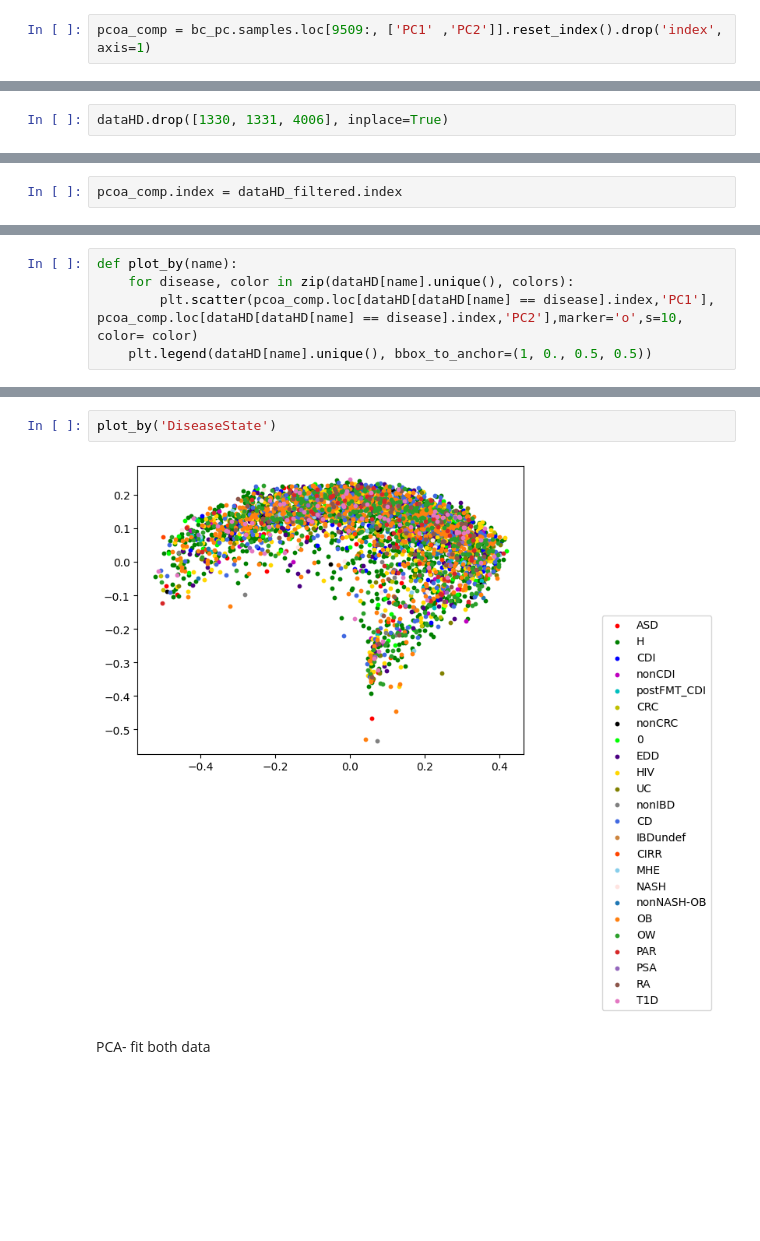
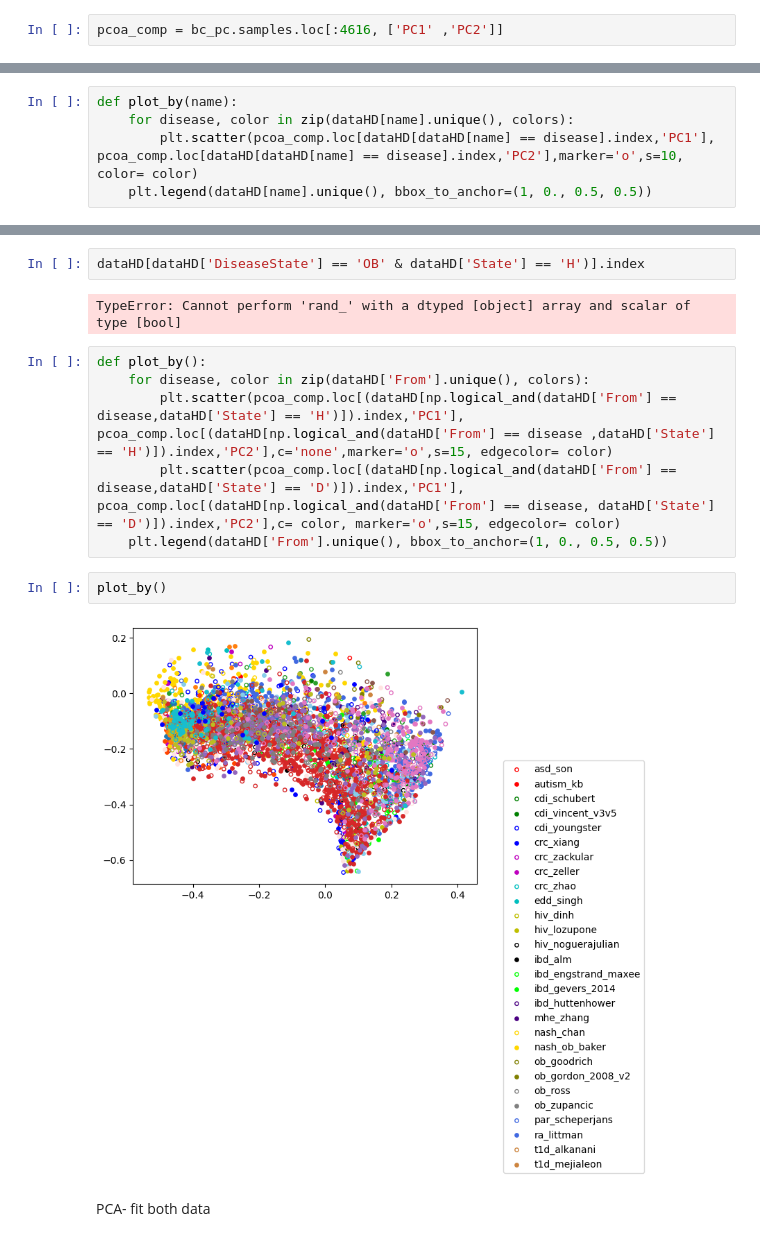
Before and after one commit to talnof1/microbiome_dysbiosis, a Jupyter notebook: american_gut/american_gut_pca.ipynb, the cells around one changed output, grey strips where cells are left out. Cells and saved outputs as stored; diff of their text form; blank space fills up the shorter version.

Commit message:
pcoa+loadings

```diff
--- a/american_gut/american_gut_pca.ipynb
+++ b/american_gut/american_gut_pca.ipynb
@@ -231,2 +181,2 @@ bc_pc = pcoa(bc_dm)
 # %%
-pcoa_comp = bc_pc.samples.loc[9509:, ['PC1'	,'PC2']].reset_index().drop('index', axis=1)
+pcoa_comp = bc_pc.samples.loc[:4616, ['PC1'	,'PC2']]
@@ -249,2 +182,0 @@ dataHD
-# %%
-dataHD.drop([1330, 1331, 4006], inplace=True)
@@ -308,5 +188,3 @@ pcoa_comp
-# %%
-pcoa_comp.index = dataHD_filtered.index
 # %%
 from sklearn.manifold import MDS
 from sklearn.metrics import pairwise_distances
@@ -352,7 +223,17 @@ def plot_by(name):
+# %%
+dataHD[dataHD['DiseaseState'] == 'OB' & dataHD['State'] == 'H')].index
+# %% [output]
+TypeError: Cannot perform 'rand_' with a dtyped [object] array and scalar of type [bool]
+# %%
+def plot_by():
+    for disease, color in zip(dataHD['From'].unique(), colors):
+        plt.scatter(pcoa_comp.loc[(dataHD[np.logical_and(dataHD['From'] == disease,dataHD['State'] == 'H')]).index,'PC1'], pcoa_comp.loc[(dataHD[np.logical_and(dataHD['From'] == disease ,dataHD['State'] == 'H')]).index,'PC2'],c='none',marker='o',s=15, edgecolor= color)
+        plt.scatter(pcoa_comp.loc[(dataHD[np.logical_and(dataHD['From'] == disease,dataHD['State'] == 'D')]).index,'PC1'], pcoa_comp.loc[(dataHD[np.logical_and(dataHD['From'] == disease, dataHD['State'] == 'D')]).index,'PC2'],c= color, marker='o',s=15, edgecolor= color)
+    plt.legend(dataHD['From'].unique(), bbox_to_anchor=(1, 0., 0.5, 0.5))
 # %%
-plot_by('DiseaseState')
+plot_by()
 # %% [output]
-[figure, old version]
+[figure, new version]
 # %% [markdown]
 PCA- fit both data
 # %%
```
Also changed, not shown: parts of 56 cells of this notebook, 5 other files.
